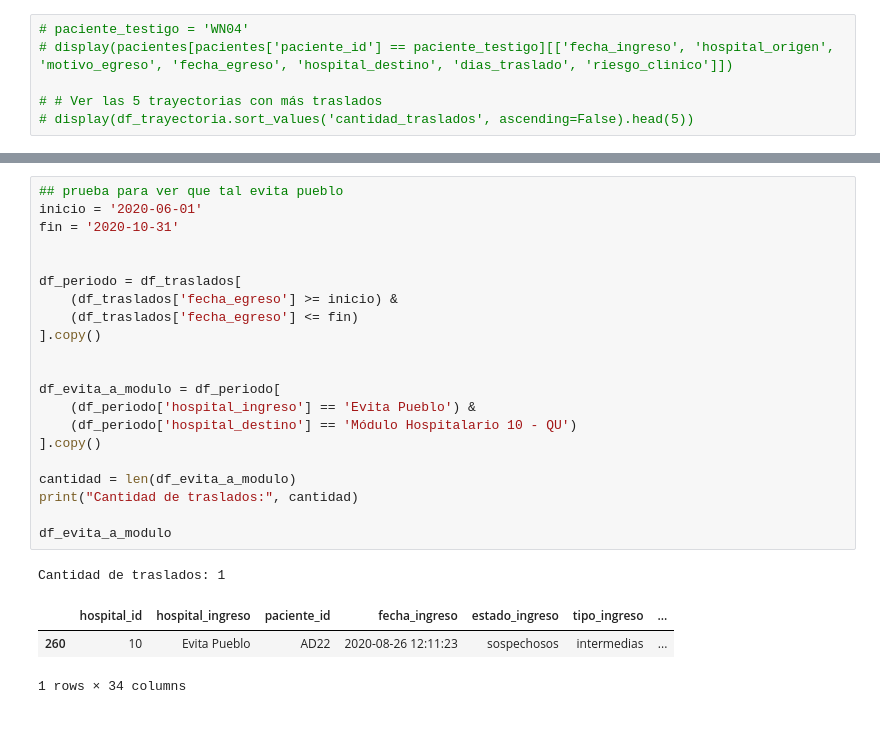
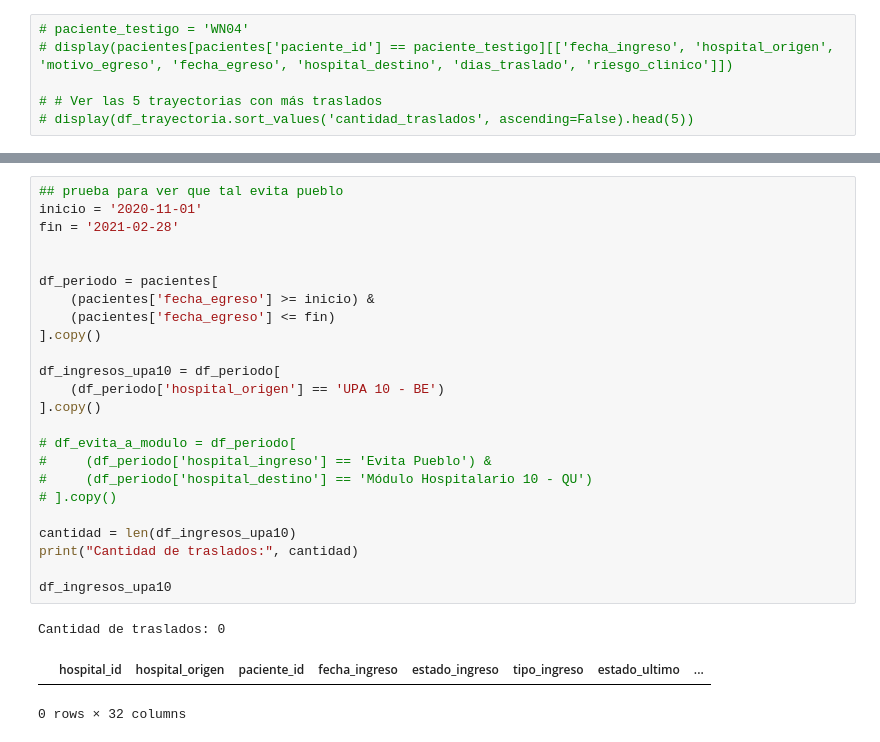
Before and after one commit to micagonzdark/RedesHospitales, a Jupyter notebook: notebooks/05_JAIIO.ipynb, the cells around one changed output, grey strips where cells are left out. Cells and saved outputs as stored; diff of their text form.

Commit message:
corrijo traslados

```diff
--- a/notebooks/05_JAIIO.ipynb
+++ b/notebooks/05_JAIIO.ipynb
@@ -386,26 +409,28 @@ plt.show()
 # %%
 ## prueba para ver que tal evita pueblo
-inicio = '2020-06-01'
-fin = '2020-10-31'
+inicio = '2020-11-01'
+fin = '2021-02-28'
 
 
-df_periodo = df_traslados[
-    (df_traslados['fecha_egreso'] >= inicio) &
-    (df_traslados['fecha_egreso'] <= fin)
+df_periodo = pacientes[
+    (pacientes['fecha_egreso'] >= inicio) &
+    (pacientes['fecha_egreso'] <= fin)
 ].copy()
 
-
-df_evita_a_modulo = df_periodo[
-    (df_periodo['hospital_ingreso'] == 'Evita Pueblo') &
-    (df_periodo['hospital_destino'] == 'Módulo Hospitalario 10 - QU')
+df_ingresos_upa10 = df_periodo[
+    (df_periodo['hospital_origen'] == 'UPA 10 - BE')
 ].copy()
 
-cantidad = len(df_evita_a_modulo)
+# df_evita_a_modulo = df_periodo[
+#     (df_periodo['hospital_ingreso'] == 'Evita Pueblo') &
+#     (df_periodo['hospital_destino'] == 'Módulo Hospitalario 10 - QU')
+# ].copy()
+
+cantidad = len(df_ingresos_upa10)
 print("Cantidad de traslados:", cantidad)
 
-df_evita_a_modulo
+df_ingresos_upa10
 # %% [output]
-Cantidad de traslados: 1
+Cantidad de traslados: 0
-|  | hospital_id | hospital_ingreso | paciente_id | fecha_ingreso | estado_ingreso | tipo_ingreso | ... |
-| 260 | 10 | Evita Pueblo | AD22 | 2020-08-26 12:11:23 | sospechosos | intermedias | ... |
+|  | hospital_id | hospital_origen | paciente_id | fecha_ingreso | estado_ingreso | tipo_ingreso | estado_ultimo | ... |
-1 rows × 34 columns
+0 rows × 32 columns
```
Also changed, not shown: parts of 5 cells of this notebook.
